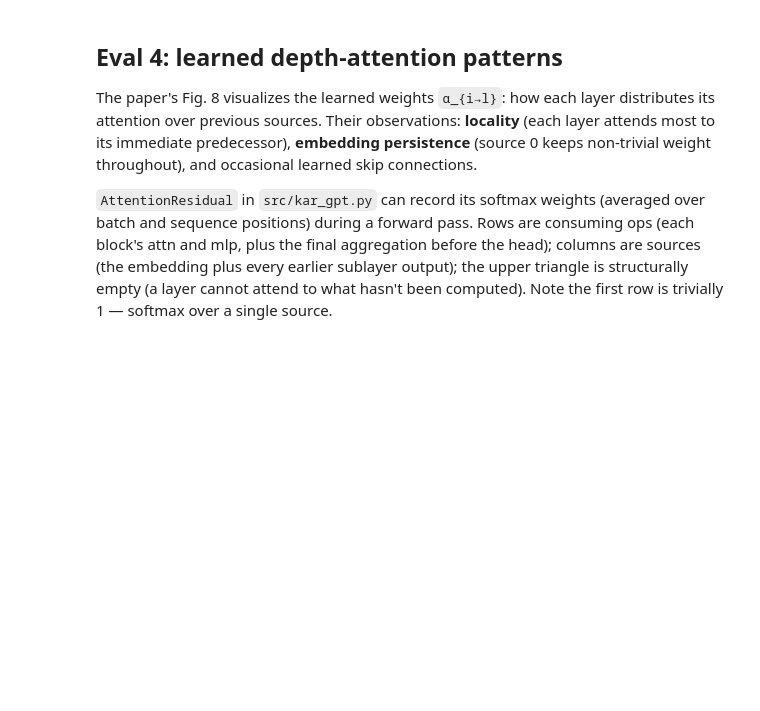
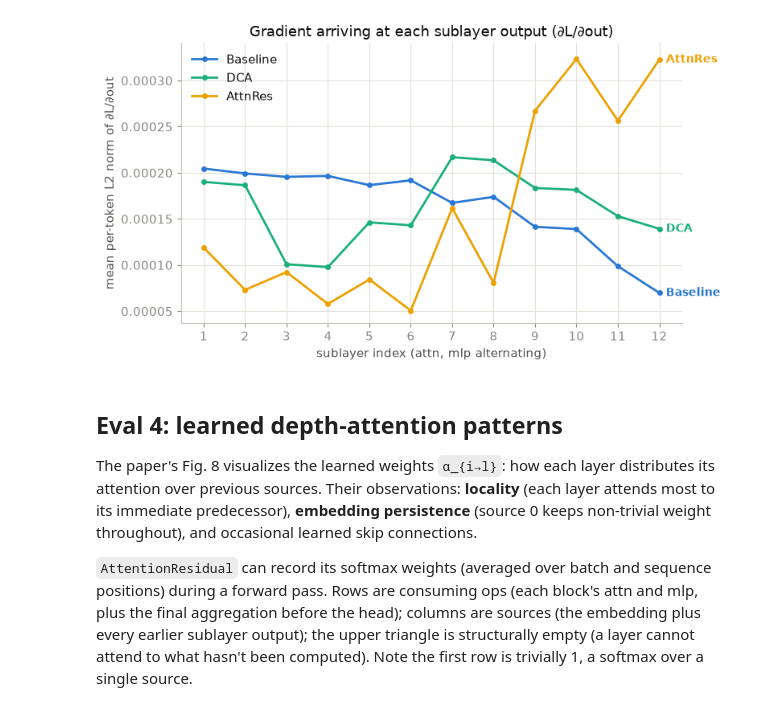
Before and after one commit to leodr/attention-residuals-analysis, a Jupyter notebook: notebook.ipynb, the cells around one changed output. Saved outputs shown, nothing was run; the diff lists cells and outputs as text; code cells hidden in the pictures; blank space fills up the shorter version.

```diff
--- a/notebook.ipynb
+++ b/notebook.ipynb
@@ -51,9 +81,9 @@ print(f"torch {torch.__version__} | device: {DEVICE}")
 # %%
-QUICK = os.environ.get('NB_QUICK') == '1'
+QUICK = False   # set True for the tiny smoke-test configuration
 
 SEED = 42
 
-# model (matches lucidrains' train.py defaults)
+# model
 NUM_TOKENS = 256          # byte-level vocab
 DIM        = 64  if QUICK else 512
 DEPTH      = 3   if QUICK else 6
@@ -378,9 +976,50 @@ fig.tight_layout()
+# %%
+def sublayer_grad_norms(model, batches):
+    # backward counterpart of output_magnitudes(): the gradient *arriving at* each
+    # sublayer's output, dL/d(out), via backward hooks on the same modules
+    mods = sublayer_modules(model)
+    sums = np.zeros(len(mods))
+
+    def make_hook(idx):
+        def hook(module, grad_input, grad_output):
+            g = grad_output[0]
+            if g is not None:
+                sums[idx] += g.detach().float().norm(dim = -1).mean().item()
+        return hook
+
+    handles = [m.register_full_backward_hook(make_hook(i)) for i, m in enumerate(mods)]
+    model.eval()
+    model.zero_grad(set_to_none = True)
+    for b in batches:
+        model(b.to(DEVICE), return_loss = True).backward()
+    for h in handles:
+        h.remove()
+    model.zero_grad(set_to_none = True)  # leave no stale grads on the trained models
+    return sums / len(batches)
+
+fig, ax = plt.subplots(figsize = (8, 4.5))
+xs = np.arange(1, 2 * DEPTH + 1)
+ends = []
+for name in MODEL_NAMES:
+    g = sublayer_grad_norms(models[name], VAL_BATCHES)
+    ax.plot(xs, g, color = COLORS[name], marker = 'o', markersize = 4, label = name)
+    ends.append((xs[-1], g[-1], name))
+
+end_labels(ax, ends)
+ax.set(title = 'Gradient arriving at each sublayer output (∂L/∂out)',
+       xlabel = 'sublayer index (attn, mlp alternating)',
+       ylabel = 'mean per-token L2 norm of ∂L/∂out')
+ax.set_xticks(xs)
+ax.legend(loc = 'upper left')
+fig.tight_layout()
+# %% [output]
+[figure, added]
 # %% [markdown]
 ## Eval 4: learned depth-attention patterns
 
 The paper's Fig. 8 visualizes the learned weights `α_{i→l}`: how each layer distributes its attention over previous sources. Their observations: **locality** (each layer attends most to its immediate predecessor), **embedding persistence** (source 0 keeps non-trivial weight throughout), and occasional learned skip connections.
 
-`AttentionResidual` in `src/kar_gpt.py` can record its softmax weights (averaged over batch and sequence positions) during a forward pass. Rows are consuming ops (each block's attn and mlp, plus the final aggregation before the head); columns are sources (the embedding plus every earlier sublayer output); the upper triangle is structurally empty (a layer cannot attend to what hasn't been computed). Note the first row is trivially 1 — softmax over a single source.
+`AttentionResidual` can record its softmax weights (averaged over batch and sequence positions) during a forward pass. Rows are consuming ops (each block's attn and mlp, plus the final aggregation before the head); columns are sources (the embedding plus every earlier sublayer output); the upper triangle is structurally empty (a layer cannot attend to what hasn't been computed). Note the first row is trivially 1, a softmax over a single source.
 # %%
 from matplotlib.colors import LinearSegmentedColormap
 
```
Also changed, not shown: parts of 42 cells of this notebook, 16 other files.
